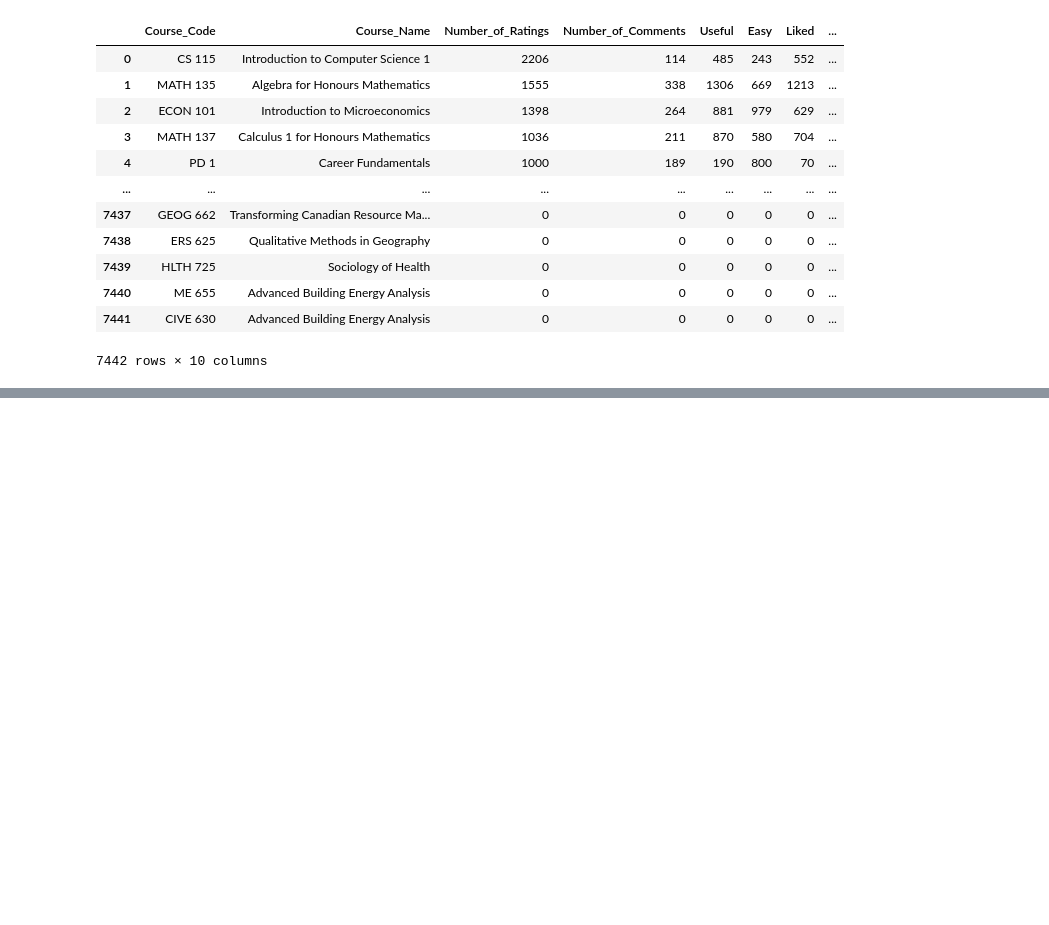
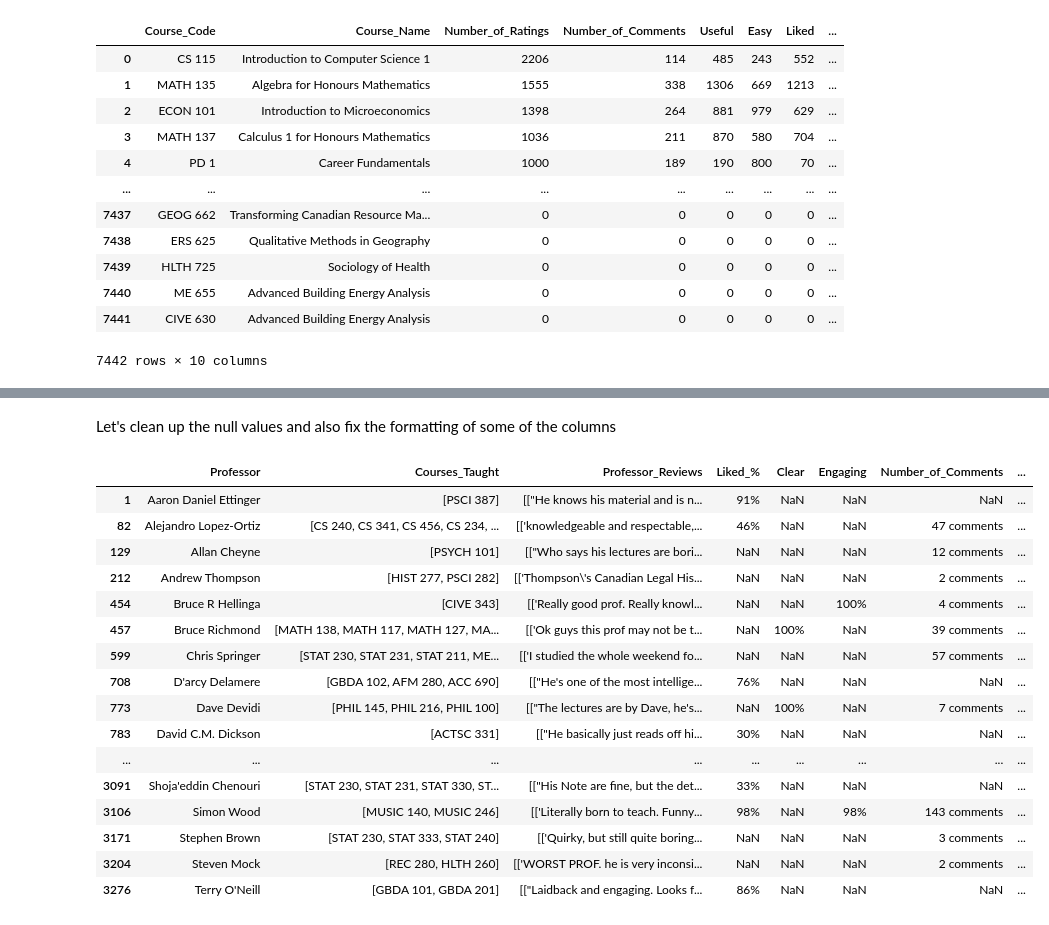
Before and after one commit to s2shams/UW-Course-Analysis, a Jupyter notebook: Data Cleaning.ipynb, the cells around one changed output, grey strips where cells are left out. Saved outputs shown, nothing was run; the diff lists cells and outputs as text; code cells hidden in the pictures; blank space fills up the shorter version.

```diff
--- a/Data Cleaning.ipynb
+++ b/Data Cleaning.ipynb
@@ -479,0 +496,34 @@ new_prof_df
+# %% [markdown]
+Let's clean up the null values and also fix the formatting of some of the columns
+# %%
+def fill_null_by_ratings(row):
+    if str(row["Number_of_Ratings"]).startswith('0'):
+        row.fillna("0", inplace=True)
+    return row
+
+def fill_null_by_liked(row):
+    if str(row["Liked_%"]).startswith("0"):
+        row['liked'] = "0"
+    return row
+
+new_prof_df = new_prof_df.apply(fill_null_by_ratings, axis=1)
+new_prof_df = new_prof_df.apply(fill_null_by_liked, axis=1)
+new_prof_df[new_prof_df.isnull().any(axis=1)]
+# %% [output]
+|  | Professor | Courses_Taught | Professor_Reviews | Liked_% | Clear | Engaging | Number_of_Comments | ... |
+| 1 | Aaron Daniel Ettinger | [PSCI 387] | [["He knows his material and is n... | 91% | NaN | NaN | NaN | ... |
+| 82 | Alejandro Lopez-Ortiz | [CS 240, CS 341, CS 456, CS 234, ... | [['knowledgeable and respectable,... | 46% | NaN | NaN | 47 comments | ... |
+| 129 | Allan Cheyne | [PSYCH 101] | [["Who says his lectures are bori... | NaN | NaN | NaN | 12 comments | ... |
+| 212 | Andrew Thompson | [HIST 277, PSCI 282] | [['Thompson\'s Canadian Legal His... | NaN | NaN | NaN | 2 comments | ... |
+| 454 | Bruce R Hellinga | [CIVE 343] | [['Really good prof. Really knowl... | NaN | NaN | 100% | 4 comments | ... |
+| 457 | Bruce Richmond | [MATH 138, MATH 117, MATH 127, MA... | [['Ok guys this prof may not be t... | NaN | 100% | NaN | 39 comments | ... |
+| 599 | Chris Springer | [STAT 230, STAT 231, STAT 211, ME... | [['I studied the whole weekend fo... | NaN | NaN | NaN | 57 comments | ... |
+| 708 | D'arcy Delamere | [GBDA 102, AFM 280, ACC 690] | [["He's one of the most intellige... | 76% | NaN | NaN | NaN | ... |
+| 773 | Dave Devidi | [PHIL 145, PHIL 216, PHIL 100] | [["The lectures are by Dave, he's... | NaN | 100% | NaN | 7 comments | ... |
+| 783 | David C.M. Dickson | [ACTSC 331] | [["He basically just reads off hi... | 30% | NaN | NaN | NaN | ... |
+| ... | ... | ... | ... | ... | ... | ... | ... | ... |
+| 3091 | Shoja'eddin Chenouri | [STAT 230, STAT 231, STAT 330, ST... | [["His Note are fine, but the det... | 33% | NaN | NaN | NaN | ... |
+| 3106 | Simon Wood | [MUSIC 140, MUSIC 246] | [['Literally born to teach. Funny... | 98% | NaN | 98% | 143 comments | ... |
+| 3171 | Stephen Brown | [STAT 230, STAT 333, STAT 240] | [['Quirky, but still quite boring... | NaN | NaN | NaN | 3 comments | ... |
+| 3204 | Steven Mock | [REC 280, HLTH 260] | [['WORST PROF. he is very inconsi... | NaN | NaN | NaN | 2 comments | ... |
+| 3276 | Terry O'Neill | [GBDA 101, GBDA 201] | [["Laidback and engaging. Looks f... | 86% | NaN | NaN | NaN | ... |
```
Also changed, not shown: parts of 31 cells of this notebook.
